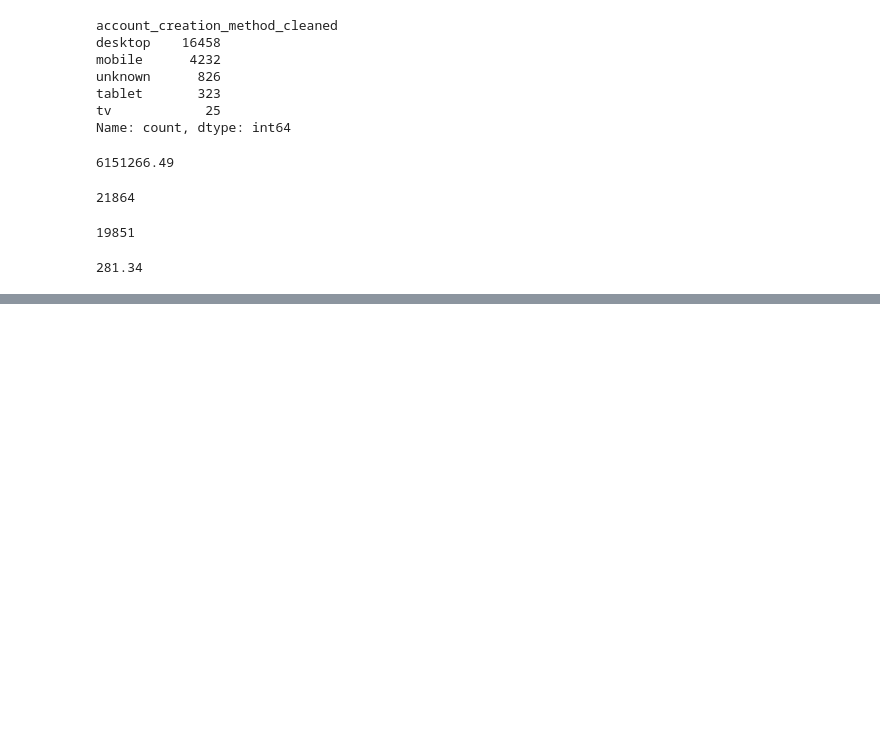
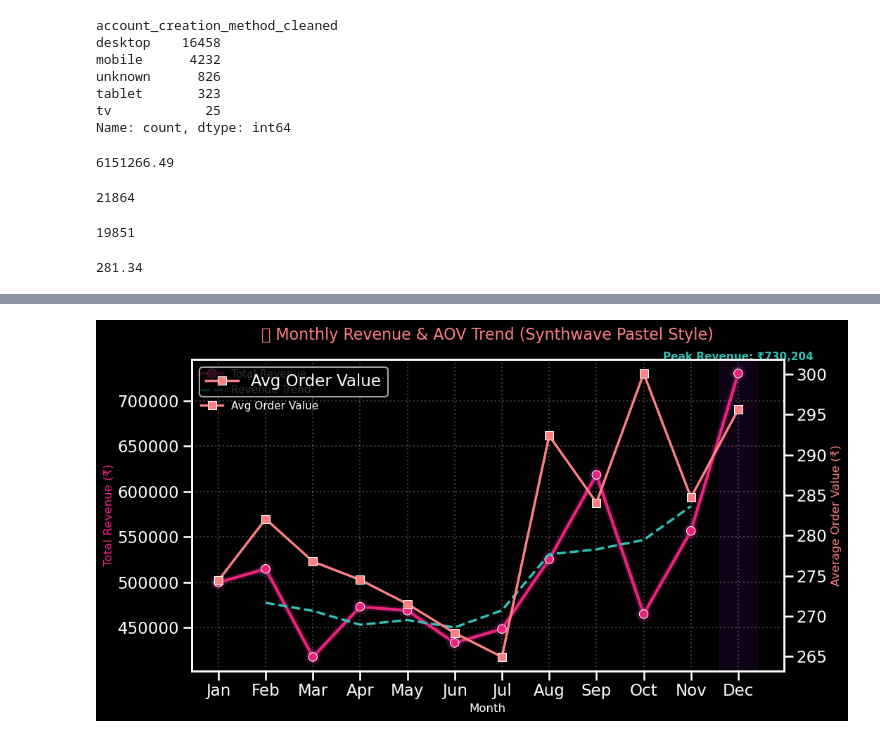
Before and after one commit to data-sous-shaif/Gamezone-Orders-Data, a Jupyter notebook: 1_EDA.ipynb, the cells around one changed output, grey strips where cells are left out. Cells and saved outputs as stored; diff of their text form; code cells hidden in the pictures; blank space fills up the shorter version.

```diff
--- a/1_EDA.ipynb
+++ b/1_EDA.ipynb
@@ -199,0 +413,75 @@ product_channel_region.to_csv('product_channel_region.csv', index=False)
+# %%
+palette = ["#3B0855", "#852467", "#FD8083", "#EE227D", "#498099", "#30C0B7"]
+
+# ====== Style Setup ======
+plt.style.use("dark_background")
+sns.set_context("talk", font_scale=1.0)
+sns.set_palette(palette)
+
+fig, ax1 = plt.subplots(figsize=(12, 7))
+
+# ====== Revenue Line ======
+rev_color = palette[3]  # bright magenta
+aov_color = palette[2]  # coral pink
+trend_color = palette[5]  # turquoise
+
+rev_line = sns.lineplot(
+    x='purchase_month', y='total_revenue', data=monthly_summary,
+    linewidth=3, marker='o', color=rev_color, ax=ax1, label='Total Revenue'
+)
+
+# Glow effect for revenue line
+for line in rev_line.lines:
+    line.set_path_effects([
+        path_effects.Stroke(linewidth=7, foreground=palette[1], alpha=0.3),
+        path_effects.Normal()
+    ])
+
+# ====== Revenue Trendline ======
+monthly_summary['rev_trend'] = monthly_summary['total_revenue'].rolling(3, center=True).mean()
+sns.lineplot(
+    x='purchase_month', y='rev_trend', data=monthly_summary,
+    color=trend_color, linewidth=2.5, linestyle='--', label='Revenue Trend', ax=ax1
+)
+
+# ====== Secondary Axis: AOV ======
+ax2 = ax1.twinx()
+sns.lineplot(
+    x='purchase_month', y='aov', data=monthly_summary,
+    linewidth=2.5, marker='s', color=aov_color, ax=ax2, label='Avg Order Value'
+)
+
+# ====== Highlight peak revenue month ======
+max_month = monthly_summary.loc[monthly_summary['total_revenue'].idxmax(), 'purchase_month']
+max_value = monthly_summary['total_revenue'].max()
+
+ax1.axvspan(max_month - 0.4, max_month + 0.4, color=palette[0], alpha=0.25)
+ax1.text(max_month, max_value * 1.02,
+         f"Peak Revenue: ₹{max_value:,.0f}",
+         color=trend_color, ha='center', fontsize=11, fontweight='bold')
+
+# ====== Titles & Labels ======
+ax1.set_title("💾 Monthly Revenue & AOV Trend (Synthwave Pastel Style)",
+              fontsize=16, color=aov_color, pad=20)
+ax1.set_xlabel("Month", fontsize=12)
+ax1.set_ylabel("Total Revenue (₹)", color=rev_color, fontsize=12)
+ax2.set_ylabel("Average Order Value (₹)", color=aov_color, fontsize=12)
+
+# ====== X-Axis & Grid ======
+ax1.set_xticks(range(1, 13))
+ax1.set_xticklabels(['Jan','Feb','Mar','Apr','May','Jun','Jul','Aug','Sep','Oct','Nov','Dec'])
+ax1.grid(alpha=0.25, linestyle=':')
+
+# ====== Fix overlapping legends ======
+lines_1, labels_1 = ax1.get_legend_handles_labels()
+lines_2, labels_2 = ax2.get_legend_handles_labels()
+
+# Remove duplicates
+combined = dict(zip(labels_1 + labels_2, lines_1 + lines_2))
+ax1.legend(combined.values(), combined.keys(), loc="upper left",
+           frameon=False, fontsize=11, labelcolor="white")
+
+plt.tight_layout(pad=3.0)
+plt.show()
+# %% [output]
+[figure, added]
```
Also changed, not shown: parts of 18 cells of this notebook, 44 other files.
